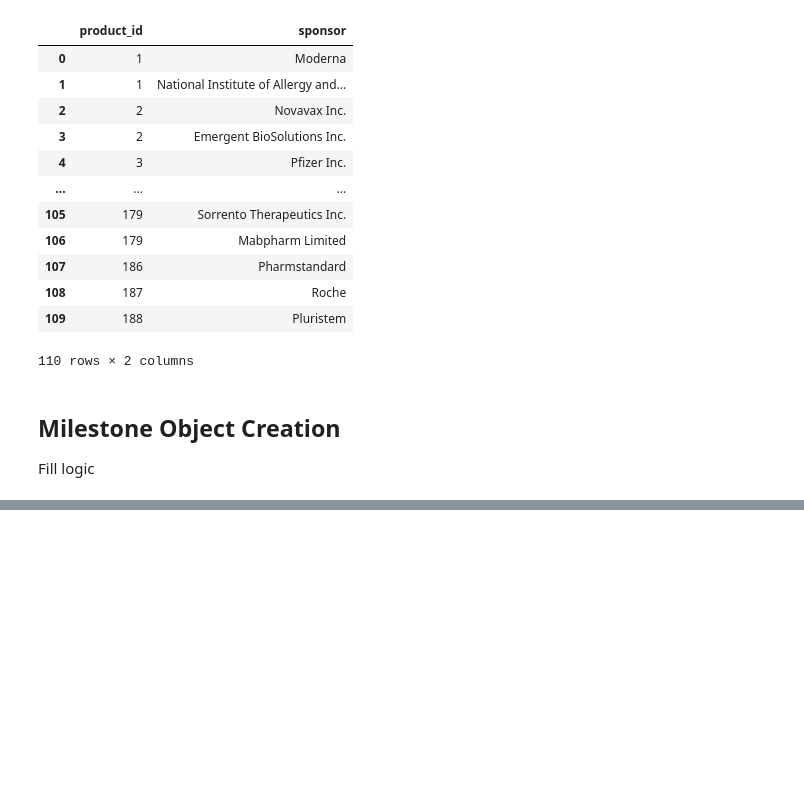
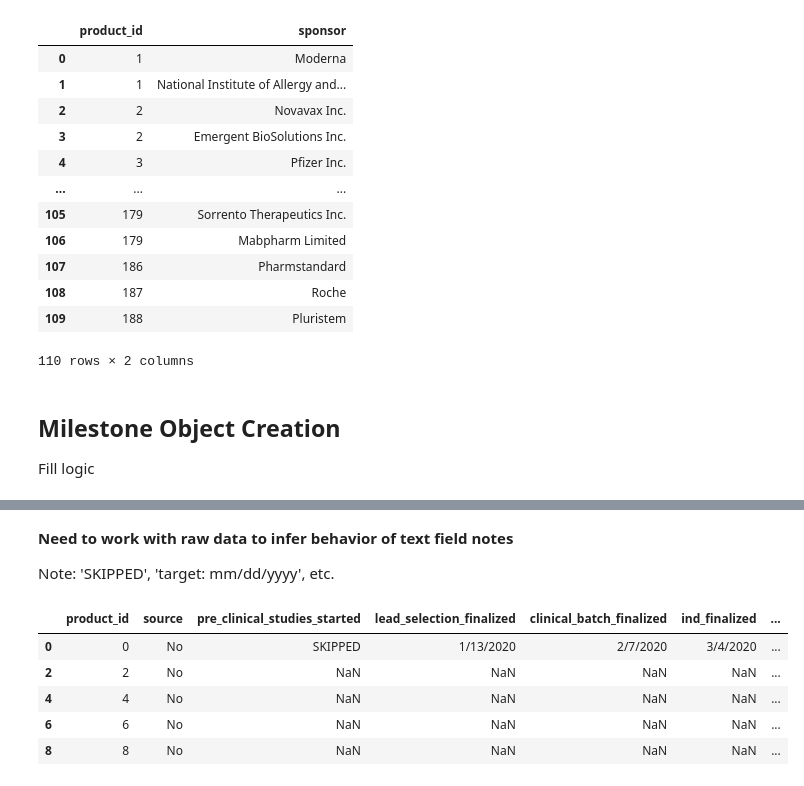
Before and after one commit to c19-rnd-dashboard/py-api-vac-rnd-dash, a Jupyter notebook: data/vaccines/Clean HelpWithCovid Vaccines.ipynb, the cells around one changed output, grey strips where cells are left out. Cells and saved outputs as stored; diff of their text form; code cells hidden in the pictures; blank space fills up the shorter version.

```diff
--- a/data/vaccines/Clean HelpWithCovid Vaccines.ipynb
+++ b/data/vaccines/Clean HelpWithCovid Vaccines.ipynb
@@ -586,0 +724,15 @@ df2
+# %% [markdown]
+**Need to work with raw data to infer behavior of text field notes**
+
+Note: 'SKIPPED', 'target: mm/dd/yyyy', etc.
+# %%
+# Clean up -
+mdf = mdf[list(product_schema.values())]
+mdf.head()
+# %% [output]
+|  | product_id | source | pre_clinical_studies_started | lead_selection_finalized | clinical_batch_finalized | ind_finalized | ... |
+| 0 | 0 | No | SKIPPED | 1/13/2020 | 2/7/2020 | 3/4/2020 | ... |
+| 2 | 2 | No | NaN | NaN | NaN | NaN | ... |
+| 4 | 4 | No | NaN | NaN | NaN | NaN | ... |
+| 6 | 6 | No | NaN | NaN | NaN | NaN | ... |
+| 8 | 8 | No | NaN | NaN | NaN | NaN | ... |
```
Also changed, not shown: parts of 12 cells of this notebook, 5 other files.
